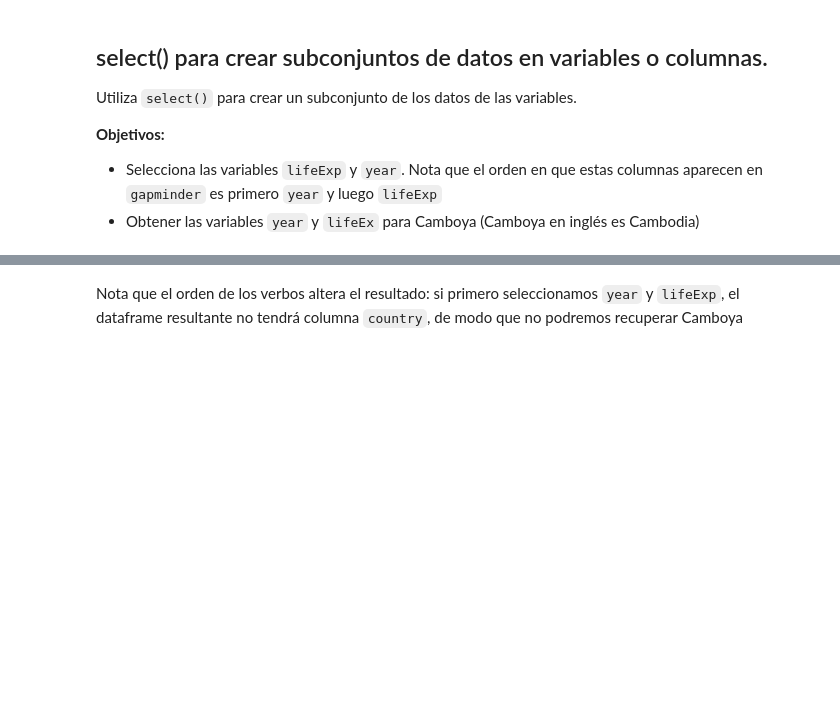
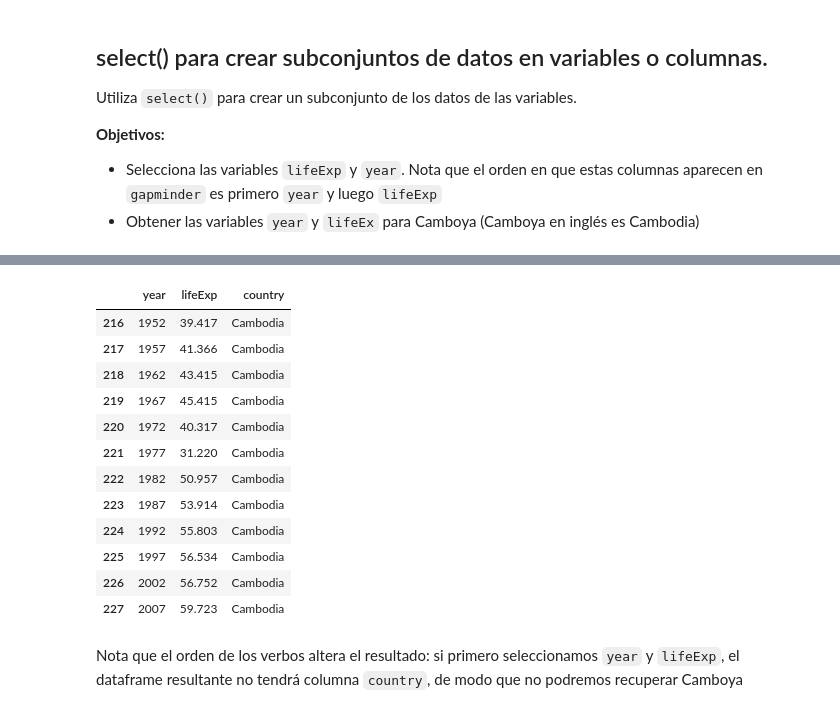
Before and after one commit to ronalLeiva/CDD_Py_2022, a Jupyter notebook: C2.5 siuba.ipynb, the cells around one changed output, grey strips where cells are left out. Drawn from its saved outputs; the diff is of its cells as text; code cells hidden in the pictures; blank space fills up the shorter version.

```diff
--- a/C2.5 siuba.ipynb
+++ b/C2.5 siuba.ipynb
@@ -94,2 +214,18 @@ Utiliza ``select()`` para crear un subconjunto de los datos de las variables.
 # %%
-gapminder >> select(_.lifeExp, _.year)
+gapminder >> filter(_.country == "Cambodia") >> select(_.year,_.lifeExp, _.country)
+
+# gapminder[gapminder["country"] == Cambodia][["year","lifeExp","country"]]
+# %% [output]
+|  | year | lifeExp | country |
+| 216 | 1952 | 39.417 | Cambodia |
+| 217 | 1957 | 41.366 | Cambodia |
+| 218 | 1962 | 43.415 | Cambodia |
+| 219 | 1967 | 45.415 | Cambodia |
+| 220 | 1972 | 40.317 | Cambodia |
+| 221 | 1977 | 31.220 | Cambodia |
+| 222 | 1982 | 50.957 | Cambodia |
+| 223 | 1987 | 53.914 | Cambodia |
+| 224 | 1992 | 55.803 | Cambodia |
+| 225 | 1997 | 56.534 | Cambodia |
+| 226 | 2002 | 56.752 | Cambodia |
+| 227 | 2007 | 59.723 | Cambodia |
```
Also changed, not shown: parts of 14 cells of this notebook.
